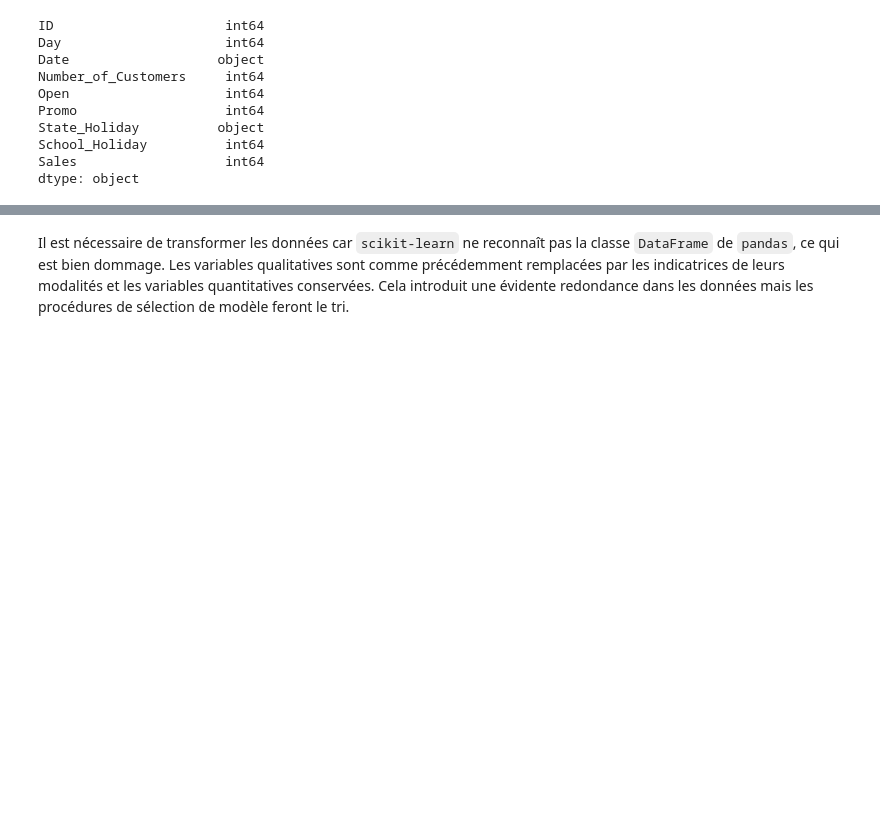
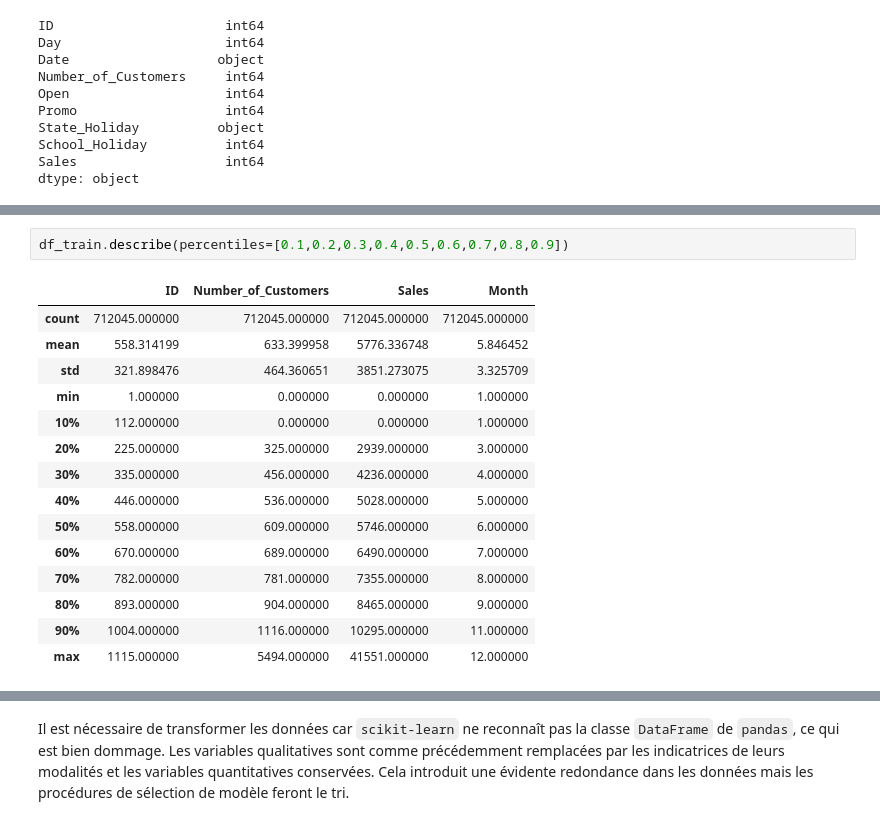
Before and after one commit to Arnofnr/ProjectBigDataCertif, a Jupyter notebook: SalesPredictionOlivier.ipynb, the cells around one changed output, grey strips where cells are left out. Drawn from its saved outputs; the diff is of its cells as text; blank space fills up the shorter version.

```diff
--- a/SalesPredictionOlivier.ipynb
+++ b/SalesPredictionOlivier.ipynb
@@ -139,0 +111,18 @@ df_train.head(5)
+# %%
+df_train.describe(percentiles=[0.1,0.2,0.3,0.4,0.5,0.6,0.7,0.8,0.9])
+# %% [output]
+|  | ID | Number_of_Customers | Sales | Month |
+| count | 712045.000000 | 712045.000000 | 712045.000000 | 712045.000000 |
+| mean | 558.314199 | 633.399958 | 5776.336748 | 5.846452 |
+| std | 321.898476 | 464.360651 | 3851.273075 | 3.325709 |
+| min | 1.000000 | 0.000000 | 0.000000 | 1.000000 |
+| 10% | 112.000000 | 0.000000 | 0.000000 | 1.000000 |
+| 20% | 225.000000 | 325.000000 | 2939.000000 | 3.000000 |
+| 30% | 335.000000 | 456.000000 | 4236.000000 | 4.000000 |
+| 40% | 446.000000 | 536.000000 | 5028.000000 | 5.000000 |
+| 50% | 558.000000 | 609.000000 | 5746.000000 | 6.000000 |
+| 60% | 670.000000 | 689.000000 | 6490.000000 | 7.000000 |
+| 70% | 782.000000 | 781.000000 | 7355.000000 | 8.000000 |
+| 80% | 893.000000 | 904.000000 | 8465.000000 | 9.000000 |
+| 90% | 1004.000000 | 1116.000000 | 10295.000000 | 11.000000 |
+| max | 1115.000000 | 5494.000000 | 41551.000000 | 12.000000 |
```
Also changed, not shown: parts of 119 cells of this notebook.
